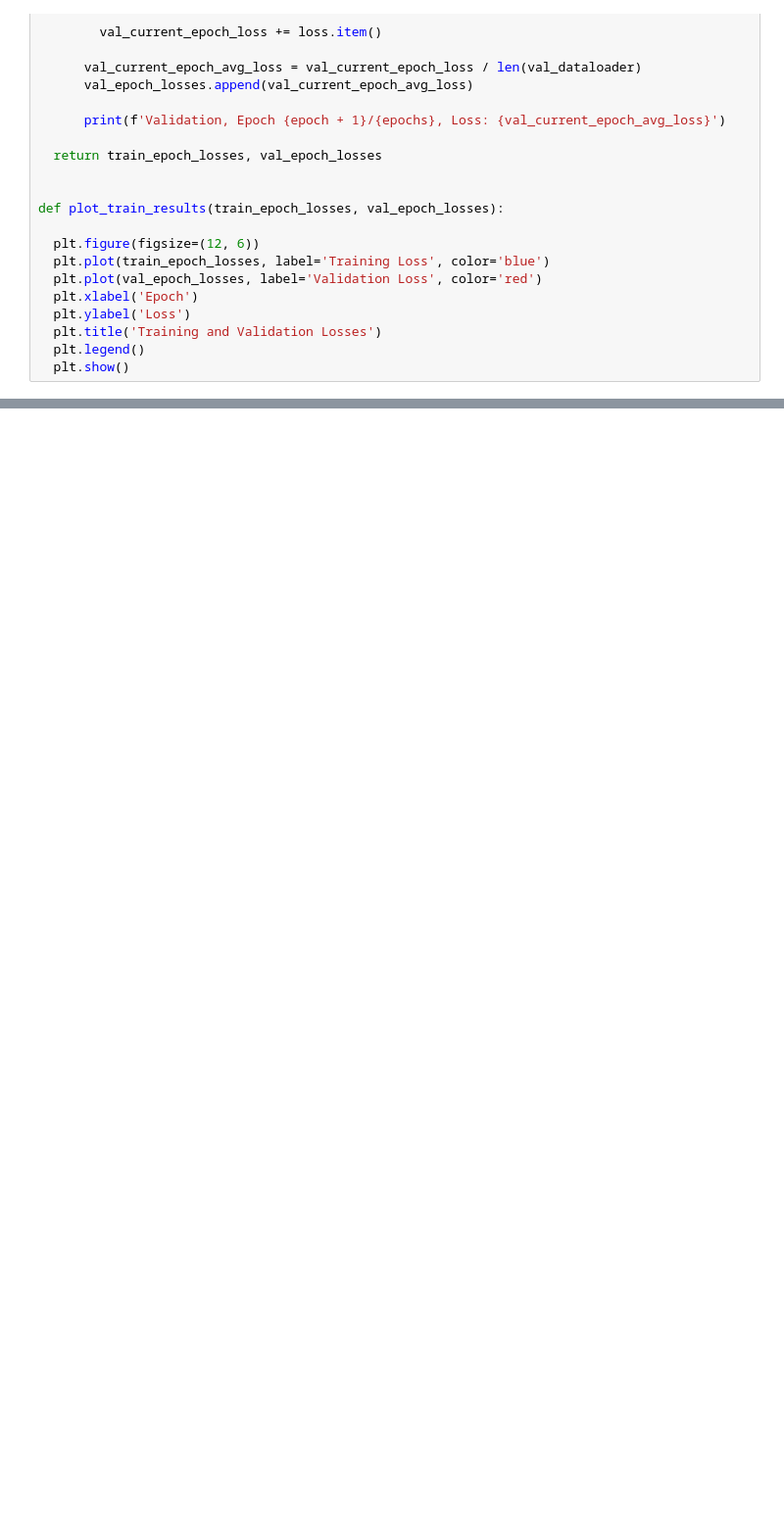
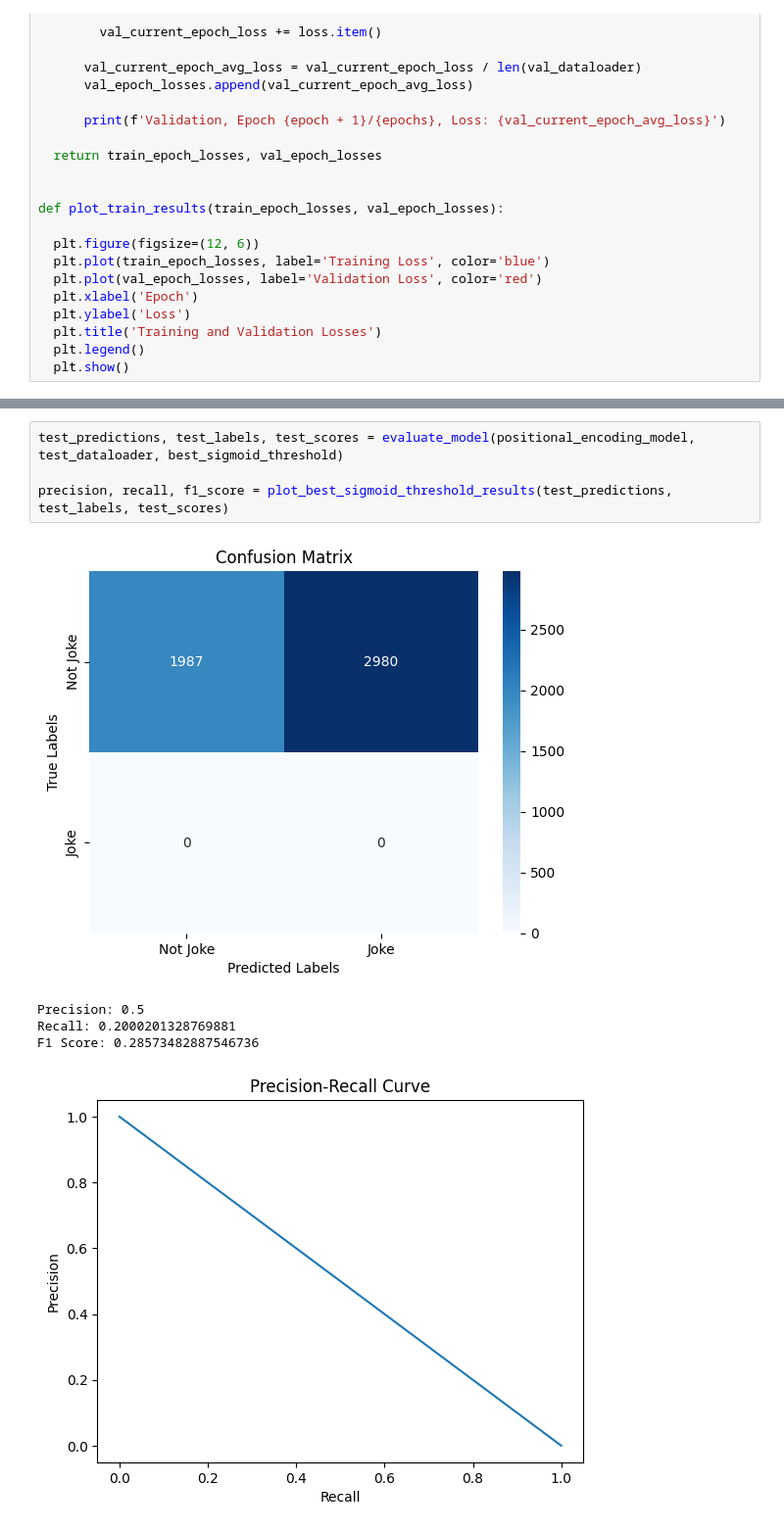
Before and after one commit to Razvan48/Proiect-Natural-Language-Processing-NLP, a Jupyter notebook: PredictJokesRating.ipynb, the cells around one changed output, grey strips where cells are left out. Shown: that part at 98% size. Drawn from its saved outputs; the diff is of its cells as text; blank space fills up the shorter version.

```diff
--- a/PredictJokesRating.ipynb
+++ b/PredictJokesRating.ipynb
@@ -385,0 +599,10 @@ F1 Score: 0.536968230343395
+# %%
+test_predictions, test_labels, test_scores = evaluate_model(positional_encoding_model, test_dataloader, best_sigmoid_threshold)
+
+precision, recall, f1_score = plot_best_sigmoid_threshold_results(test_predictions, test_labels, test_scores)
+# %% [output]
+[figure, added]
+Precision: 0.5
+Recall: 0.2000201328769881
+F1 Score: 0.28573482887546736
+[figure, added]
```
Also changed, not shown: parts of 19 cells of this notebook.
